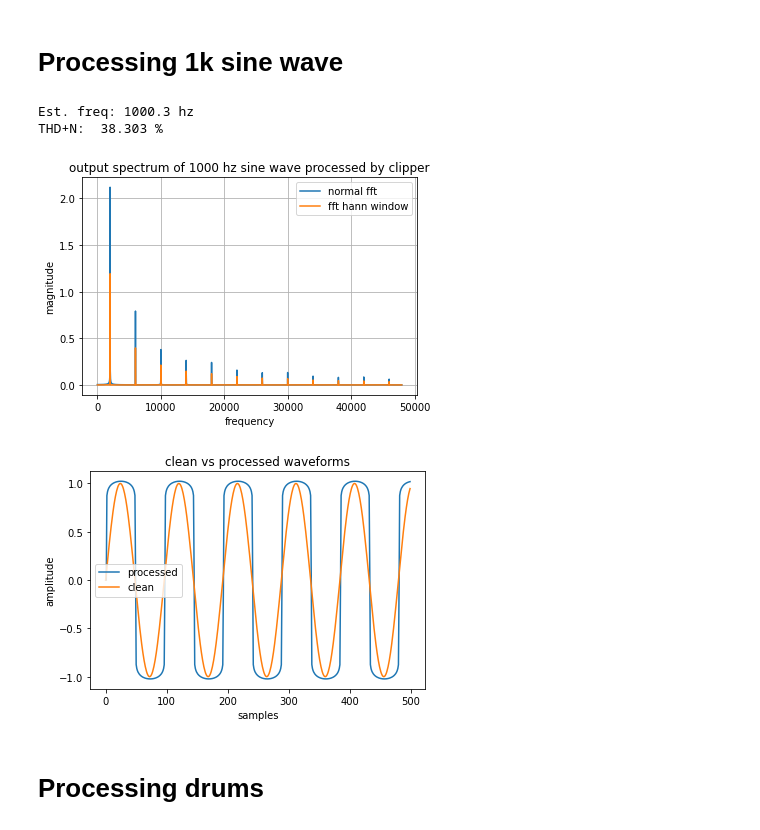
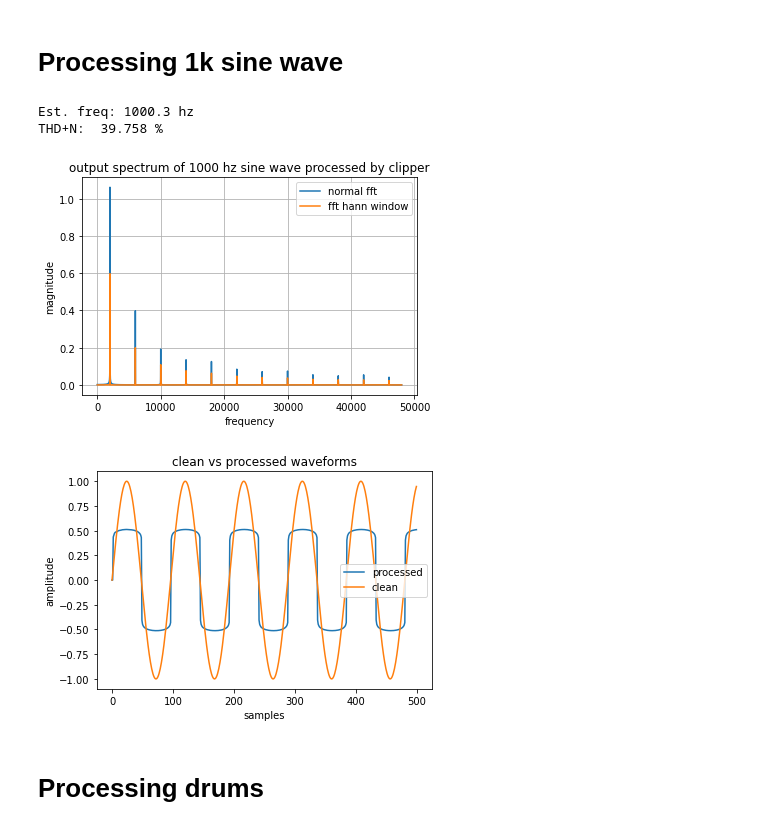
Before and after one commit to gusanthon/diode-clipper-wdf, a Jupyter notebook: diode-cipper-wdf.ipynb, the cells around one changed output. Drawn from its saved outputs; the diff is of its cells as text; code cells hidden in the pictures.

```diff
--- a/diode-cipper-wdf.ipynb
+++ b/diode-cipper-wdf.ipynb
@@ -960,14 +986,14 @@ from scipy.signal import hanning
 import scipy.io.wavfile
 
 # circuit params
-cutoff = 1000
+cutoff = 10000
 c = 47e-9
 r = 1 / (2 * np.pi * cutoff * c)
 
 # One-port parameters.
 I1 = ResistiveCurrentSource(r)  # r Ohm resistive current source
 C1 = Capacitor(c)          # 47e-9 farad capacitor.
-D1 = Diode(C1.Rp,nDiodes=2)
+D1 = Diode(C1.Rp,nDiodes=1)
 
 # generate test wave
 f = 1000
@@ -984,8 +1010,8 @@ for i in range(len(n)):
     Rp1, Rp2, Rp3 = D1.Rp, C1.Rp, I1.Rp
     # 1. Gather inputs.
     a1 = D1.get_reflected_wave(b1)
-    a2 = C1.get_reflected_wave(0)
-    a3 = I1.get_reflected_wave(0, x[i])   # Read input wave off current source
+    a2 = C1.get_reflected_wave(b2)
+    a3 = I1.get_reflected_wave(b3, x[i])   # Read input wave off current source
     # 2. Wave up.
     a  = (a1, a2, a3)
     Rp = (Rp1, Rp2, Rp3)
@@ -998,36 +1024,36 @@ for i in range(len(n)):
     D1.set_incident_wave(b1)          # Store new input inside diode
 
 # Show the Frequency response
 # & compare input/output waveforms
 scipy.io.wavfile.write('./audio/sine-1k-pure.wav',int(FS),x)
 scipy.io.wavfile.write('./audio/sine-1k-processed.wav',int(FS),y)
 print("THD+N: \t"+str(THDN(y,FS)*100)[:6]+" %")
 w = hanning(len(n))
 yfw = fft(y*w)
 yf = fft(y)
 xf = fftfreq(N, 1/FS)[:N//2]
 ywifft = ifft(yfw)
 scipy.io.wavfile.write('./audio/sine-1k-processed-ifft.wav',int(FS),ywifft.real)
 plt.plot(xf, 2.0/N * np.abs(yf[0:N//2]),label='normal fft')
 plt.plot(xf, 2.0/N * np.abs(yfw[0:N//2]),label='fft hann window')
 plt.legend()
 plt.title("output spectrum of " + str(f) + " hz sine wave processed by clipper")
 plt.grid()
 plt.xlabel('frequency')
 plt.ylabel('magnitude')
 plt.show()
 plt.plot(y[:500],label='processed')
 plt.plot(x[:500],label='clean')
 plt.xlabel('samples')
 plt.ylabel('amplitude')
 plt.title('clean vs processed waveforms')
 plt.legend()
 plt.show()
 # %% [output]
 Est. freq: 1000.3 hz
-THD+N:  38.303 %
+THD+N:  39.758 %
-[figure, old version]
+[figure, new version]
-[figure, old version]
+[figure, new version]
 # %% [markdown]
 # Processing drums
 # %%
```
Also changed, not shown: parts of 11 cells of this notebook, 14 other files.
